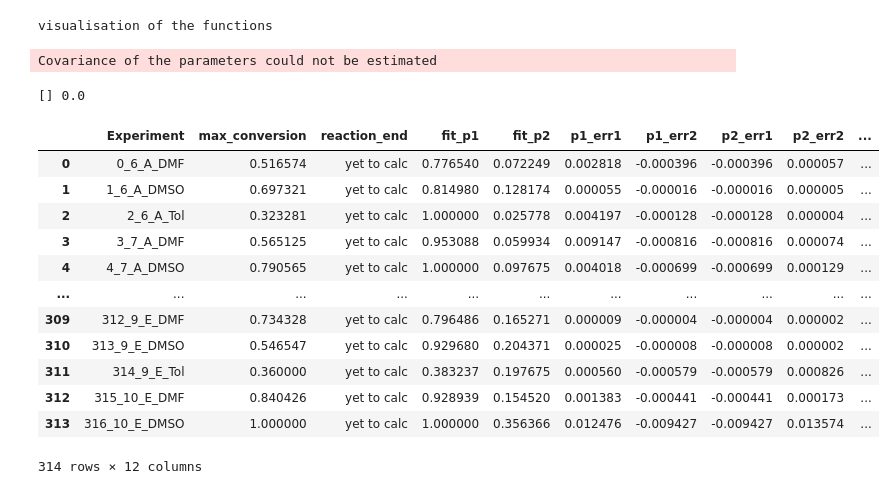
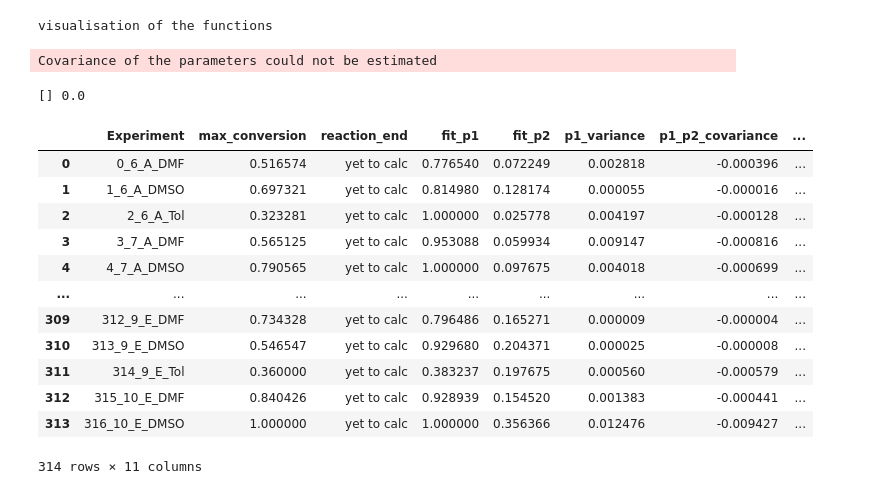
Before and after one commit to Bizbalt/RAFT-knowledgebase, a Jupyter notebook: sort_RAFT_table/dataset_analysis.ipynb, the cells around one changed output. Drawn from its saved outputs; the diff is of its cells as text; code cells hidden in the pictures.

Commit message:
:construction: Error margin analysis

```diff
--- a/sort_RAFT_table/dataset_analysis.ipynb
+++ b/sort_RAFT_table/dataset_analysis.ipynb
@@ -250,51 +251,51 @@ for idx, kinetic_curve in enumerate(kinetic_curves):
     # ToDo: fill new dataframe
     new_row = pd.DataFrame({"Experiment":kinetic_curve["experiment"].iloc[1], "max_conversion":max(ydata),
                         "reaction_end":"yet to calc", "fit_p1":[popt[0]],"fit_p2":[popt[1]],
-                            "p1_err1":[pcov[0][0]],"p1_err2":[pcov[0][1]],"p2_err1":[pcov[1][0]],"p2_err2":[pcov[1][1]], "squared_error":squared_error, "xdata":[xdata], "ydata":[ydata]})
+                            "p1_variance":[pcov[0][0]],"p1_p2_covariance":[pcov[0][1]],"p2_variance":[pcov[1][1]], "squared_error":squared_error, "xdata":[xdata], "ydata":[ydata]})
     kinetics_df = pd.concat([kinetics_df, new_row])
 
     # filter for inspection
     # if not ((popt[1]) < 0.001).any(): continue
     # hard_to_fit.append(idx)
 
 ''' comment out if no plot is needed.
     marker_dict = dict(color=colors[idx%len(colors)]) # set same colors per kinetic
     fig.add_scatter(x=xdata, y=ydata, mode="lines+markers", opacity=1, name=kinetic_curve["experiment"].iloc[1], marker=marker_dict)
     add_fits_to_plot(neg_growth, neg_growth_derivative, popt, marker_dict)
     # add_fits_to_plot(linear_growth, linear_growth_derivative, [popt_l], marker_dict)
 
 
 fig.update_layout(
     yaxis=dict(
         range=[-0.1,1]
     ),
     xaxis_title="Time [h]",
     yaxis_title="Conversion [%]"
 )
 fig.show()
 # '''
 
 print(hard_to_fit, len(hard_to_fit)/len(kinetic_curves))
 kinetics_df.reset_index(drop=True, inplace=True)
 kinetics_df.drop(axis="index", index=kinetics_df[kinetics_df["max_conversion"] <= 0].index, inplace=True)
 kinetics_df.reset_index(drop=True, inplace=True)
 kinetics_df
 # %% [output]
 Covariance of the parameters could not be estimated
 [] 0.0
-|  | Experiment | max_conversion | reaction_end | fit_p1 | fit_p2 | p1_err1 | p1_err2 | p2_err1 | p2_err2 | ... |
-| 0 | 0_6_A_DMF | 0.516574 | yet to calc | 0.776540 | 0.072249 | 0.002818 | -0.000396 | -0.000396 | 0.000057 | ... |
-| 1 | 1_6_A_DMSO | 0.697321 | yet to calc | 0.814980 | 0.128174 | 0.000055 | -0.000016 | -0.000016 | 0.000005 | ... |
-| 2 | 2_6_A_Tol | 0.323281 | yet to calc | 1.000000 | 0.025778 | 0.004197 | -0.000128 | -0.000128 | 0.000004 | ... |
-| 3 | 3_7_A_DMF | 0.565125 | yet to calc | 0.953088 | 0.059934 | 0.009147 | -0.000816 | -0.000816 | 0.000074 | ... |
-| 4 | 4_7_A_DMSO | 0.790565 | yet to calc | 1.000000 | 0.097675 | 0.004018 | -0.000699 | -0.000699 | 0.000129 | ... |
-| ... | ... | ... | ... | ... | ... | ... | ... | ... | ... | ... |
-| 309 | 312_9_E_DMF | 0.734328 | yet to calc | 0.796486 | 0.165271 | 0.000009 | -0.000004 | -0.000004 | 0.000002 | ... |
-| 310 | 313_9_E_DMSO | 0.546547 | yet to calc | 0.929680 | 0.204371 | 0.000025 | -0.000008 | -0.000008 | 0.000002 | ... |
-| 311 | 314_9_E_Tol | 0.360000 | yet to calc | 0.383237 | 0.197675 | 0.000560 | -0.000579 | -0.000579 | 0.000826 | ... |
-| 312 | 315_10_E_DMF | 0.840426 | yet to calc | 0.928939 | 0.154520 | 0.001383 | -0.000441 | -0.000441 | 0.000173 | ... |
-| 313 | 316_10_E_DMSO | 1.000000 | yet to calc | 1.000000 | 0.356366 | 0.012476 | -0.009427 | -0.009427 | 0.013574 | ... |
+|  | Experiment | max_conversion | reaction_end | fit_p1 | fit_p2 | p1_variance | p1_p2_covariance | ... |
+| 0 | 0_6_A_DMF | 0.516574 | yet to calc | 0.776540 | 0.072249 | 0.002818 | -0.000396 | ... |
+| 1 | 1_6_A_DMSO | 0.697321 | yet to calc | 0.814980 | 0.128174 | 0.000055 | -0.000016 | ... |
+| 2 | 2_6_A_Tol | 0.323281 | yet to calc | 1.000000 | 0.025778 | 0.004197 | -0.000128 | ... |
+| 3 | 3_7_A_DMF | 0.565125 | yet to calc | 0.953088 | 0.059934 | 0.009147 | -0.000816 | ... |
+| 4 | 4_7_A_DMSO | 0.790565 | yet to calc | 1.000000 | 0.097675 | 0.004018 | -0.000699 | ... |
+| ... | ... | ... | ... | ... | ... | ... | ... | ... |
+| 309 | 312_9_E_DMF | 0.734328 | yet to calc | 0.796486 | 0.165271 | 0.000009 | -0.000004 | ... |
+| 310 | 313_9_E_DMSO | 0.546547 | yet to calc | 0.929680 | 0.204371 | 0.000025 | -0.000008 | ... |
+| 311 | 314_9_E_Tol | 0.360000 | yet to calc | 0.383237 | 0.197675 | 0.000560 | -0.000579 | ... |
+| 312 | 315_10_E_DMF | 0.840426 | yet to calc | 0.928939 | 0.154520 | 0.001383 | -0.000441 | ... |
+| 313 | 316_10_E_DMSO | 1.000000 | yet to calc | 1.000000 | 0.356366 | 0.012476 | -0.009427 | ... |
-314 rows × 12 columns
+314 rows × 11 columns
 # %%
 # normalize the errors by dividing them by their respective standard deviation
 def normalize_errors(errors):
```
Also changed, not shown: parts of 6 cells of this notebook.
